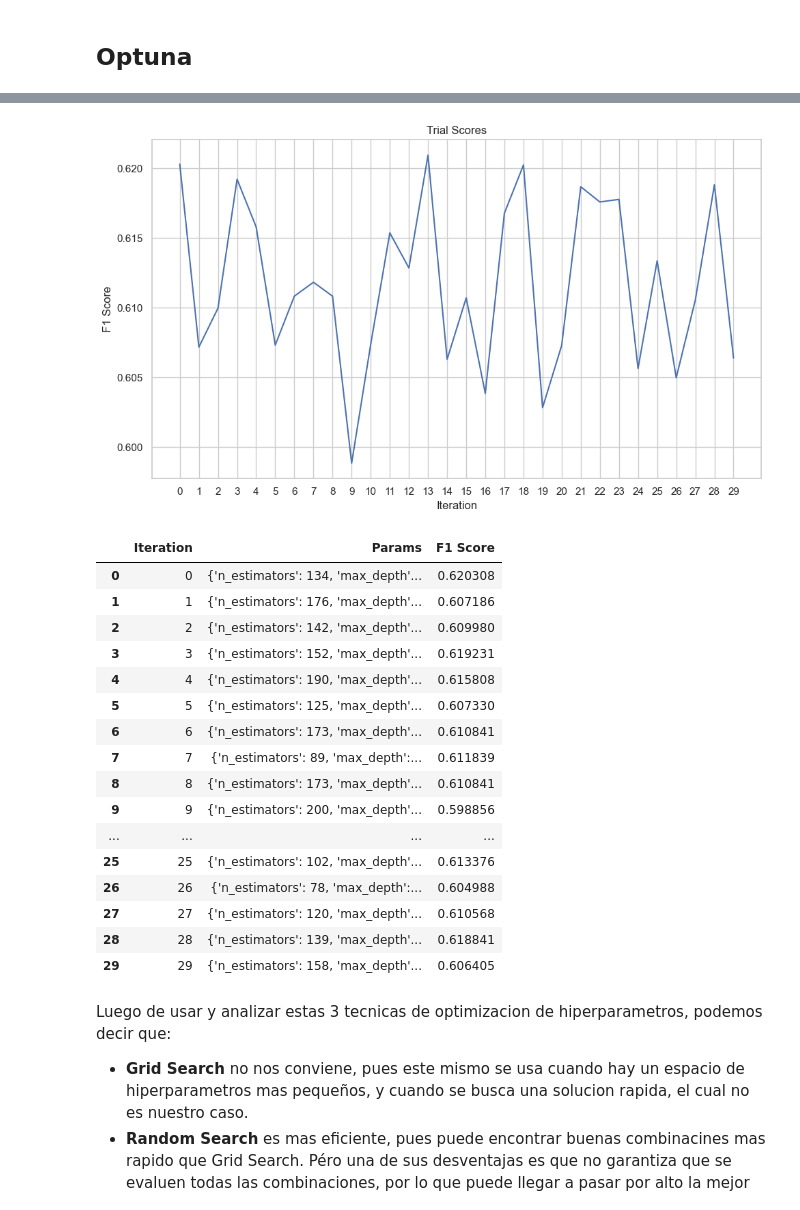
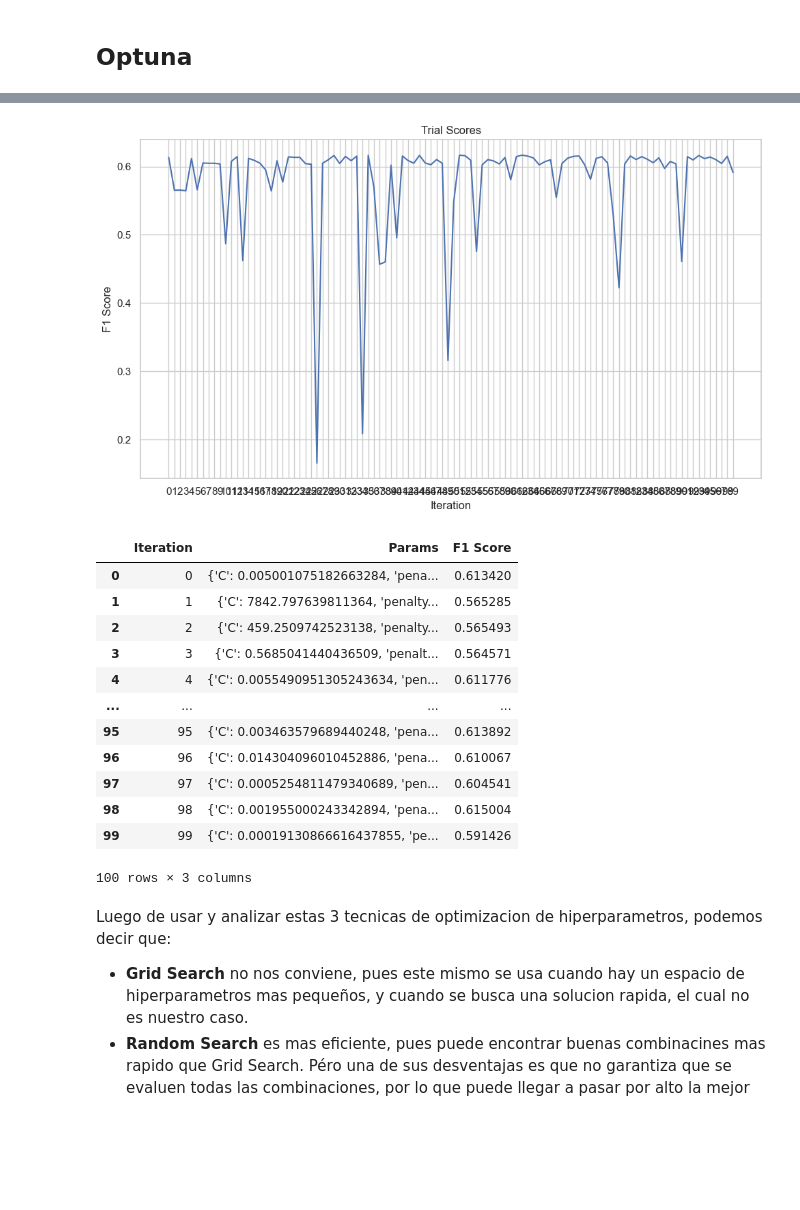
Before and after one commit to julilc/AA1-TUIA-LopezCeratto-RodriguezGrino-Slepoy, a Jupyter notebook: TP-clasificacion-AA1.ipynb, the cells around one changed output, grey strips where cells are left out. Cells and saved outputs as stored; diff of their text form; code cells hidden in the pictures; blank space fills up the shorter version.

```diff
--- a/TP-clasificacion-AA1.ipynb
+++ b/TP-clasificacion-AA1.ipynb
@@ -1937,0 +1852,3 @@ plt.show()
+# %%
+trials_optuna = study.trials
+C = [trial.params['C'] for trial in trials_optuna]
@@ -1938,25 +1859,21 @@ plt.show()
 # %%
 # Llama a la función con tus datos
-plot_trials(trials, 'F1')
+plot_trials(trials_optuna, 'F1', 'optuna')
 # %% [output]
-[figure, old version]
+[figure, new version]
 |  | Iteration | Params | F1 Score |
-| 0 | 0 | {'n_estimators': 134, 'max_depth'... | 0.620308 |
-| 1 | 1 | {'n_estimators': 176, 'max_depth'... | 0.607186 |
-| 2 | 2 | {'n_estimators': 142, 'max_depth'... | 0.609980 |
-| 3 | 3 | {'n_estimators': 152, 'max_depth'... | 0.619231 |
-| 4 | 4 | {'n_estimators': 190, 'max_depth'... | 0.615808 |
-| 5 | 5 | {'n_estimators': 125, 'max_depth'... | 0.607330 |
-| 6 | 6 | {'n_estimators': 173, 'max_depth'... | 0.610841 |
-| 7 | 7 | {'n_estimators': 89, 'max_depth':... | 0.611839 |
-| 8 | 8 | {'n_estimators': 173, 'max_depth'... | 0.610841 |
-| 9 | 9 | {'n_estimators': 200, 'max_depth'... | 0.598856 |
+| 0 | 0 | {'C': 0.005001075182663284, 'pena... | 0.613420 |
+| 1 | 1 | {'C': 7842.797639811364, 'penalty... | 0.565285 |
+| 2 | 2 | {'C': 459.2509742523138, 'penalty... | 0.565493 |
+| 3 | 3 | {'C': 0.5685041440436509, 'penalt... | 0.564571 |
+| 4 | 4 | {'C': 0.0055490951305243634, 'pen... | 0.611776 |
 | ... | ... | ... | ... |
-| 25 | 25 | {'n_estimators': 102, 'max_depth'... | 0.613376 |
-| 26 | 26 | {'n_estimators': 78, 'max_depth':... | 0.604988 |
-| 27 | 27 | {'n_estimators': 120, 'max_depth'... | 0.610568 |
-| 28 | 28 | {'n_estimators': 139, 'max_depth'... | 0.618841 |
-| 29 | 29 | {'n_estimators': 158, 'max_depth'... | 0.606405 |
+| 95 | 95 | {'C': 0.003463579689440248, 'pena... | 0.613892 |
+| 96 | 96 | {'C': 0.014304096010452886, 'pena... | 0.610067 |
+| 97 | 97 | {'C': 0.0005254811479340689, 'pen... | 0.604541 |
+| 98 | 98 | {'C': 0.001955000243342894, 'pena... | 0.615004 |
+| 99 | 99 | {'C': 0.00019130866616437855, 'pe... | 0.591426 |
+100 rows × 3 columns
 # %% [markdown]
 Luego de usar y analizar estas 3 tecnicas de optimizacion de hiperparametros, podemos decir que:
 * **Grid Search** no nos conviene, pues este mismo se usa cuando hay un espacio de hiperparametros mas pequeños, y cuando se busca una solucion rapida, el cual no es nuestro caso.
```
Also changed, not shown: parts of 36 cells of this notebook.
